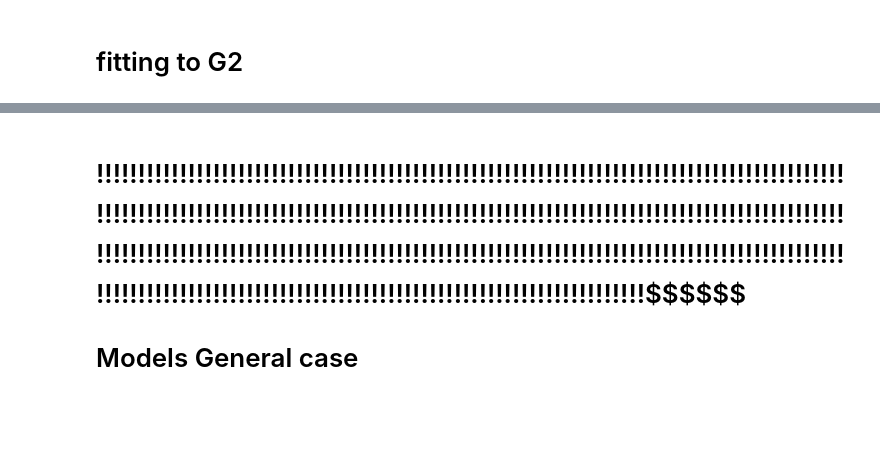
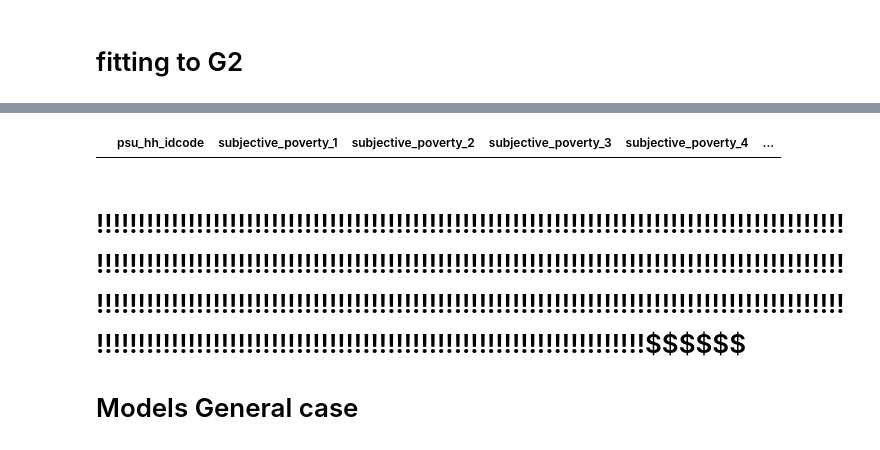
Before and after one commit to jbellogo/Classification, a Jupyter notebook: models.ipynb, the cells around one changed output, grey strips where cells are left out. Saved outputs shown, nothing was run; the diff lists cells and outputs as text; code cells hidden in the pictures; blank space fills up the shorter version.

```diff
--- a/models.ipynb
+++ b/models.ipynb
@@ -490,3 +418,0 @@ y_pred_g2
-# %%
-y_pred_g2.insert(0, 'psu_hh_idcode', g2_test['uid'])
-y_pred_g2
@@ -506,0 +421,2 @@ y_pred_g2
+# %%
+solution = pd.concat([y_pred_g1, y_pred_g2, y_pred_g3], axis=0, ignore_index=True)
@@ -506,0 +442,4 @@ y_pred_g2
+# %%
+solution[~solution['psu_hh_idcode'].isin(X_test['uid'])]
+# %% [output]
+|  | psu_hh_idcode | subjective_poverty_1 | subjective_poverty_2 | subjective_poverty_3 | subjective_poverty_4 | ... |
```
Also changed, not shown: parts of 40 cells of this notebook, 1 other file.
